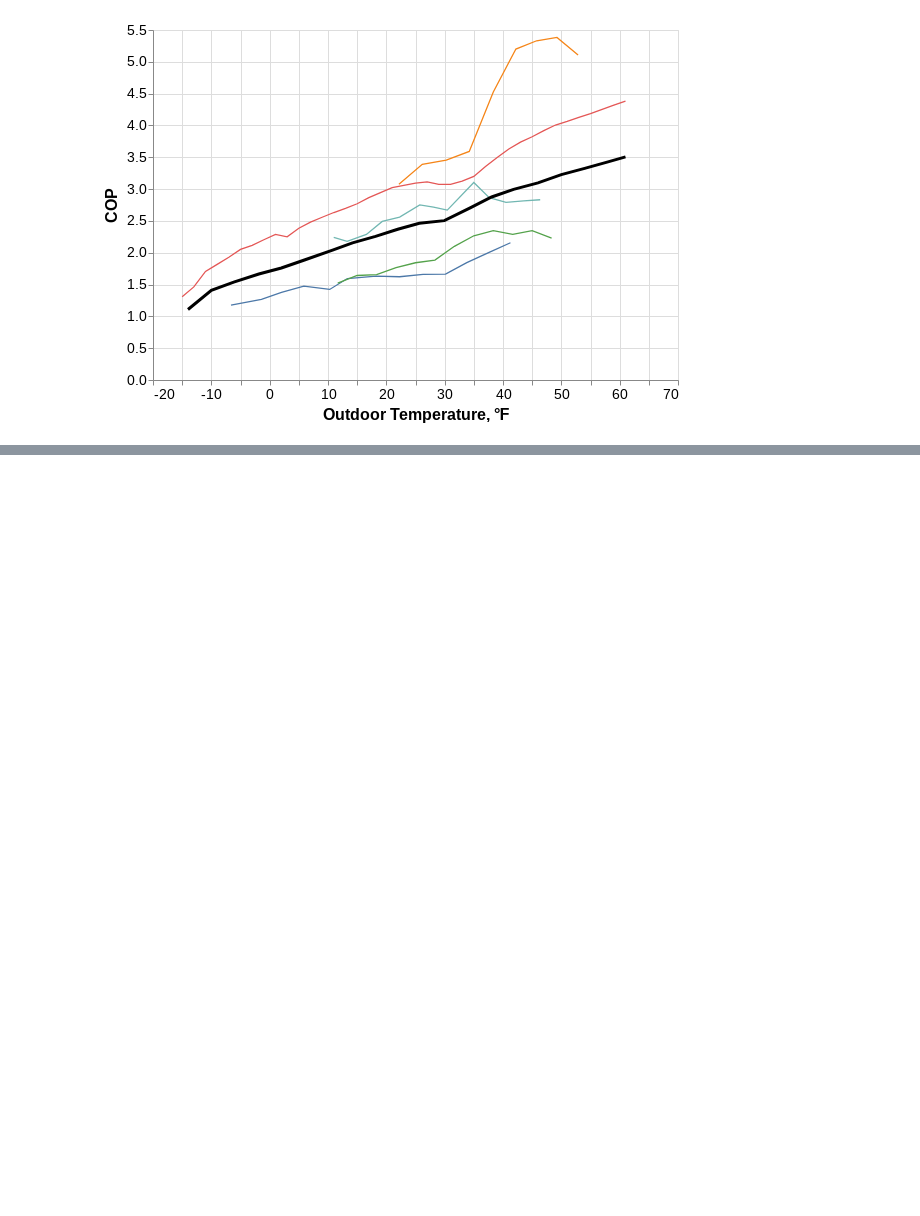
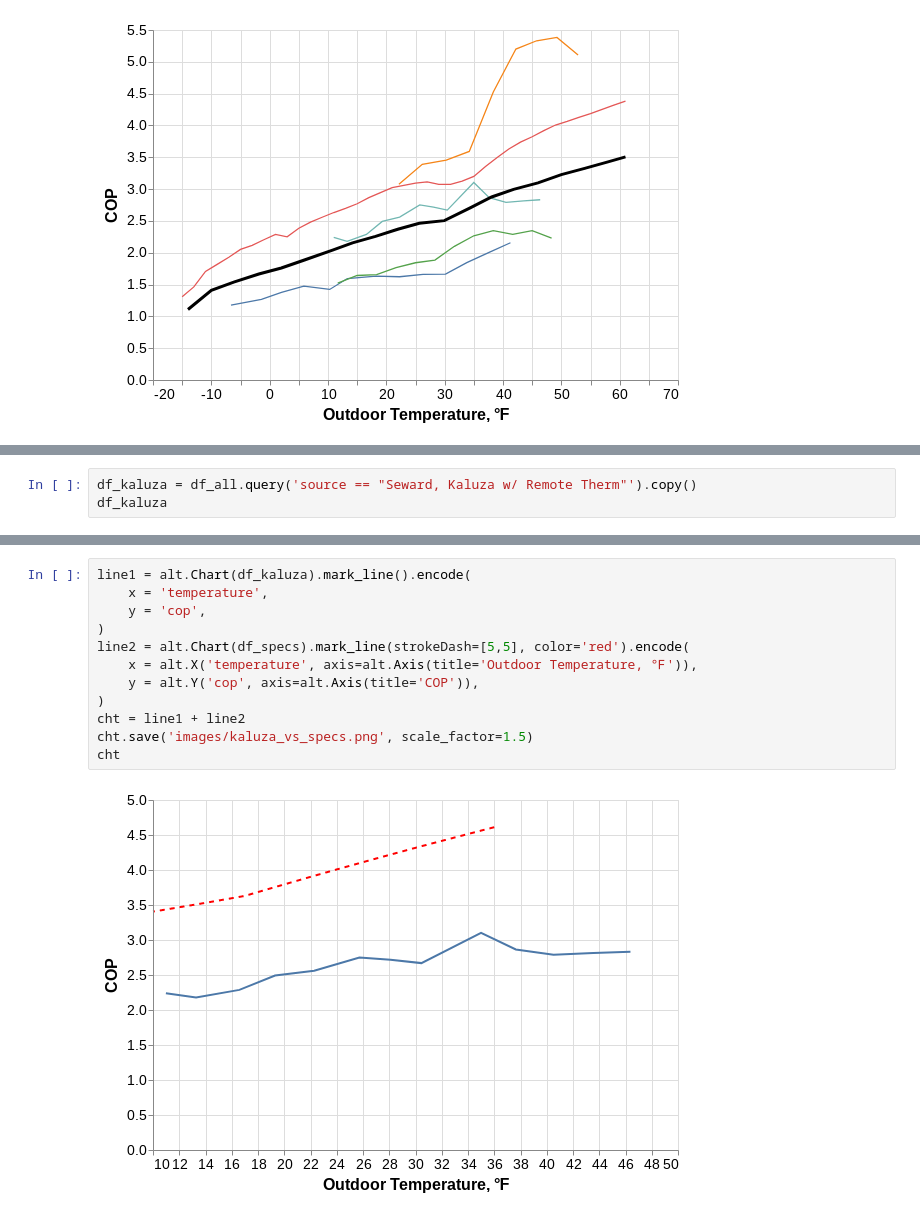
Before and after one commit to alanmitchell/heat-pump-study, a Jupyter notebook: general/cop_vs_temp.ipynb, the cells around one changed output, grey strips where cells are left out. Saved outputs shown, nothing was run; the diff lists cells and outputs as text; blank space fills up the shorter version.

Commit message:
Kaluza vs. Specs Graph.

```diff
--- a/general/cop_vs_temp.ipynb
+++ b/general/cop_vs_temp.ipynb
@@ -522,0 +525,3 @@ cht
+# %%
+df_kaluza = df_all.query('source == "Seward, Kaluza w/ Remote Therm"').copy()
+df_kaluza
@@ -522,0 +597,14 @@ cht
+# %%
+line1 = alt.Chart(df_kaluza).mark_line().encode(
+    x = 'temperature',
+    y = 'cop',
+)
+line2 = alt.Chart(df_specs).mark_line(strokeDash=[5,5], color='red').encode(
+    x = alt.X('temperature', axis=alt.Axis(title='Outdoor Temperature, ℉')),
+    y = alt.Y('cop', axis=alt.Axis(title='COP')),
+)
+cht = line1 + line2
+cht.save('images/kaluza_vs_specs.png', scale_factor=1.5)
+cht
+# %% [output]
+[figure, added]
```
Also changed, not shown: parts of 3 cells of this notebook.
